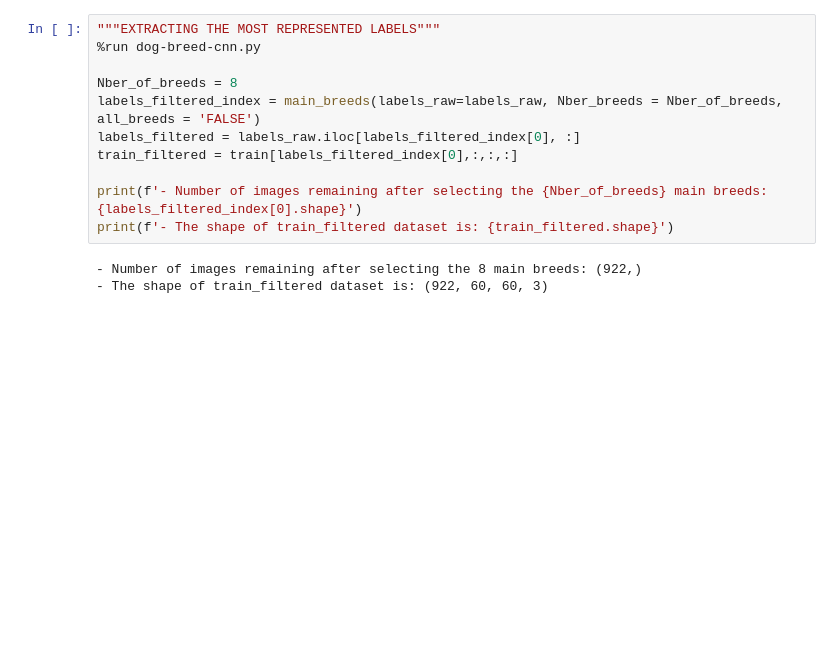
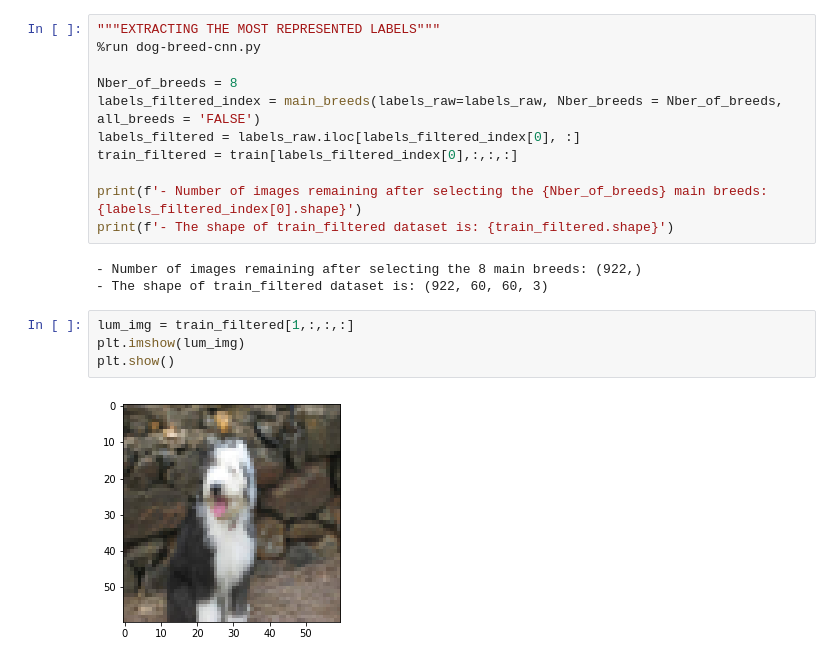
Before and after one commit to yeguacelestial/dog-breed-cnn, a Jupyter notebook: dog-breed-cnn.ipynb, the cells around one changed output. Saved outputs shown, nothing was run; the diff lists cells and outputs as text; blank space fills up the shorter version.

```diff
--- a/dog-breed-cnn.ipynb
+++ b/dog-breed-cnn.ipynb
@@ -68,3 +68,9 @@ print(f'- The shape of train_filtered dataset is: {train_filtered.shape}')
 # %% [output]
 - Number of images remaining after selecting the 8 main breeds: (922,)
 - The shape of train_filtered dataset is: (922, 60, 60, 3)
+# %%
+lum_img = train_filtered[1,:,:,:]
+plt.imshow(lum_img)
+plt.show()
+# %% [output]
+[figure, added]
```
Also changed, not shown: parts of 4 cells of this notebook, 1 other file.
